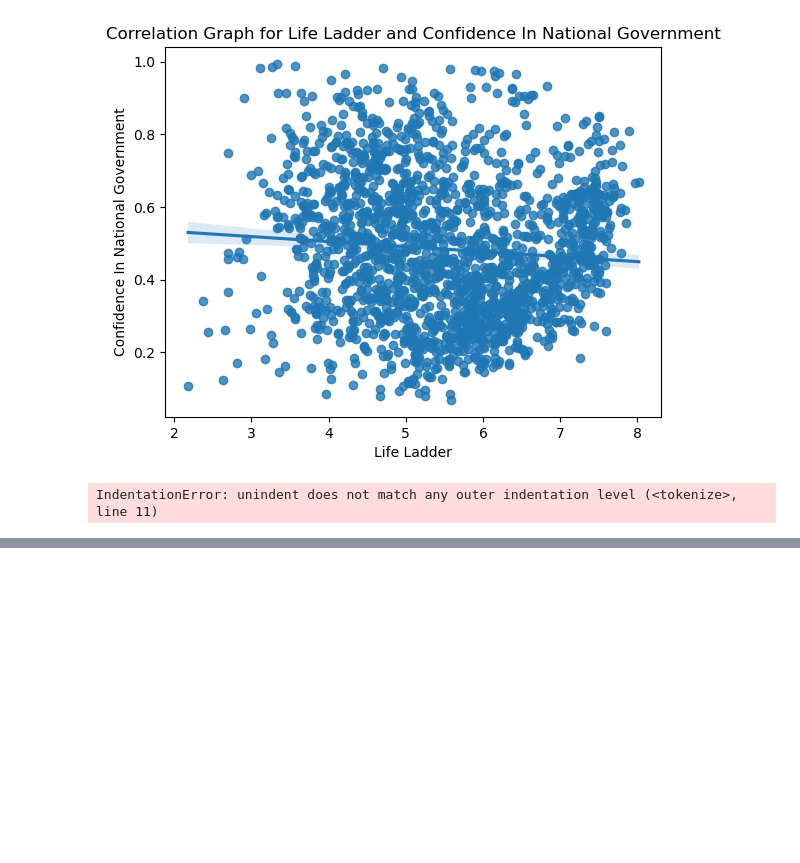
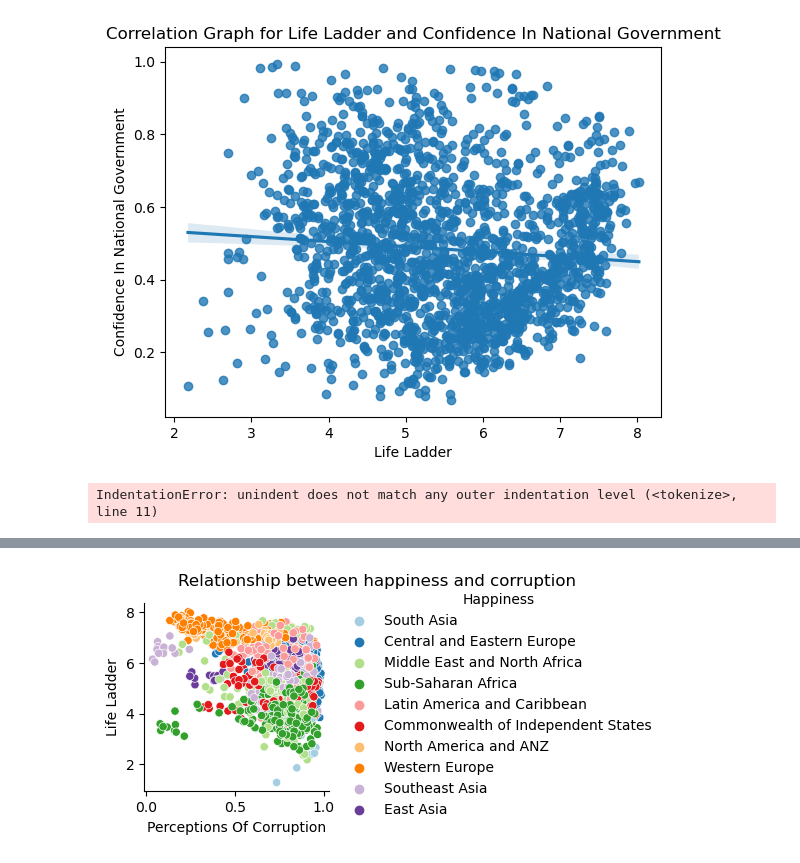
Before and after one commit to crmartella/WorldHappinessReportMSUBootcamp, a Jupyter notebook: Sandbox_Correlation_to_Happiness_Ladder.ipynb, the cells around one changed output, grey strips where cells are left out. Cells and saved outputs as stored; diff of their text form; code cells hidden in the pictures; blank space fills up the shorter version.

```diff
--- a/Sandbox_Correlation_to_Happiness_Ladder.ipynb
+++ b/Sandbox_Correlation_to_Happiness_Ladder.ipynb
@@ -304,0 +335,9 @@ happiness_corrGeneral.corr()
+# %%
+#It appears that GDP, Life Expectancy, Social Support, and Freedom to make choices are the four most influencial factors to happiness.
+#Conducting more analysis
+g=sns.pairplot(Happiness_Index, y_vars="Life Ladder", x_vars=['Perceptions Of Corruption'], hue="Regional Indicator",
+            palette="Paired", diag_kind = None)
+g.fig.suptitle("Relationship between happiness and corruption", y=1.08)
+g._legend.set_title("Happiness")
+# %% [output]
+[figure, added]
```
Also changed, not shown: parts of 10 cells of this notebook.
